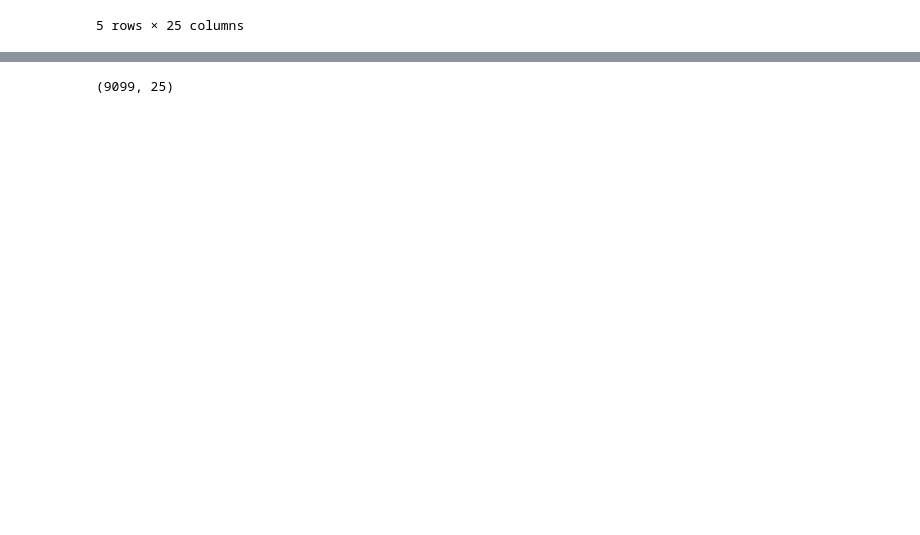
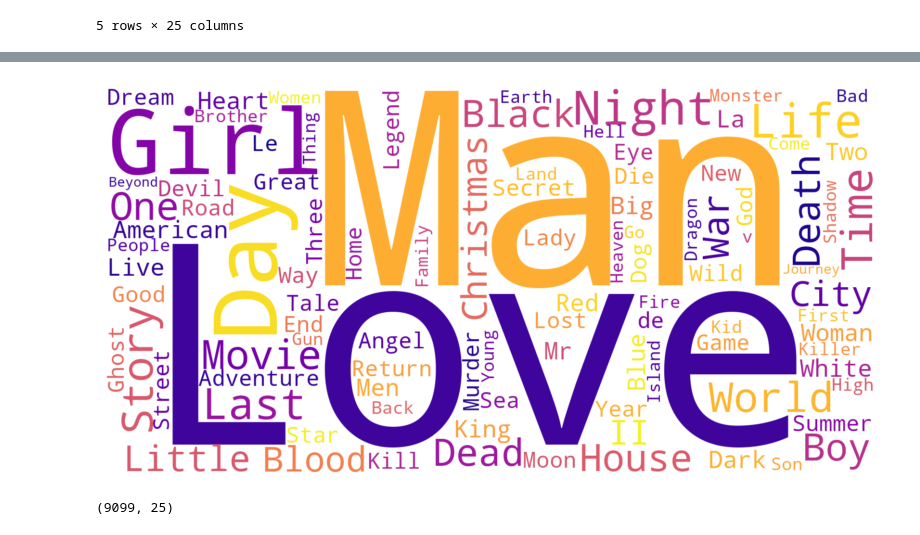
Before and after one commit to hkwan11/movie-recommender-system-svd, a Jupyter notebook: svd.ipynb, the cells around one changed output, grey strips where cells are left out. Saved outputs shown, nothing was run; the diff lists cells and outputs as text; code cells hidden in the pictures; blank space fills up the shorter version.

```diff
--- a/svd.ipynb
+++ b/svd.ipynb
@@ -135,3 +156,16 @@ mv.head()
+# %%
+mv = mv.dropna(subset=['title'])
+# %%
+from wordcloud import WordCloud
+text_title = ' '.join(mv['title'])
+wordcloud = WordCloud(background_color='white', width=800, height=400, max_words=100, scale=2.0, colormap='plasma').generate(text_title)
+
+plt.figure(figsize=(10, 5))
+plt.imshow(wordcloud, interpolation='bilinear')
+plt.axis('off')
+plt.show()
+# %% [output]
+[figure, added]
 # %%
 lk = pd.read_csv('links_small.csv')
 lk = lk[lk['tmdbId'].notnull()]['tmdbId'].astype('int')
```
Also changed, not shown: parts of 6 cells of this notebook.
